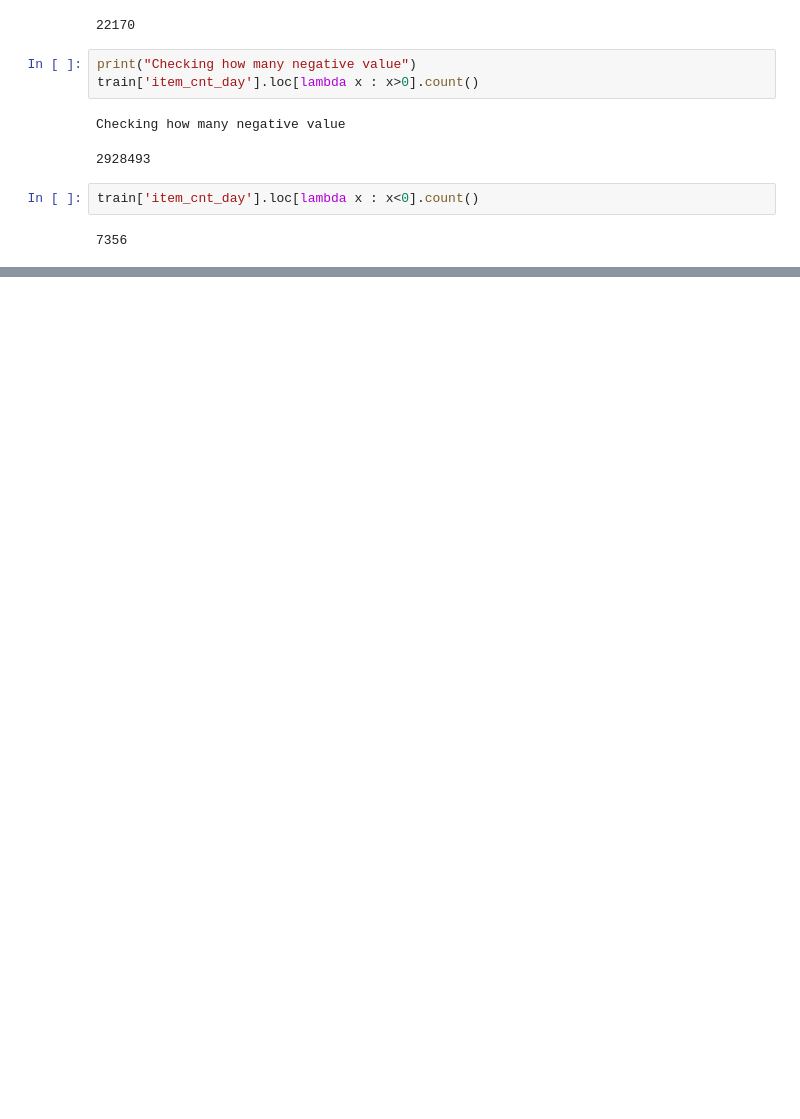
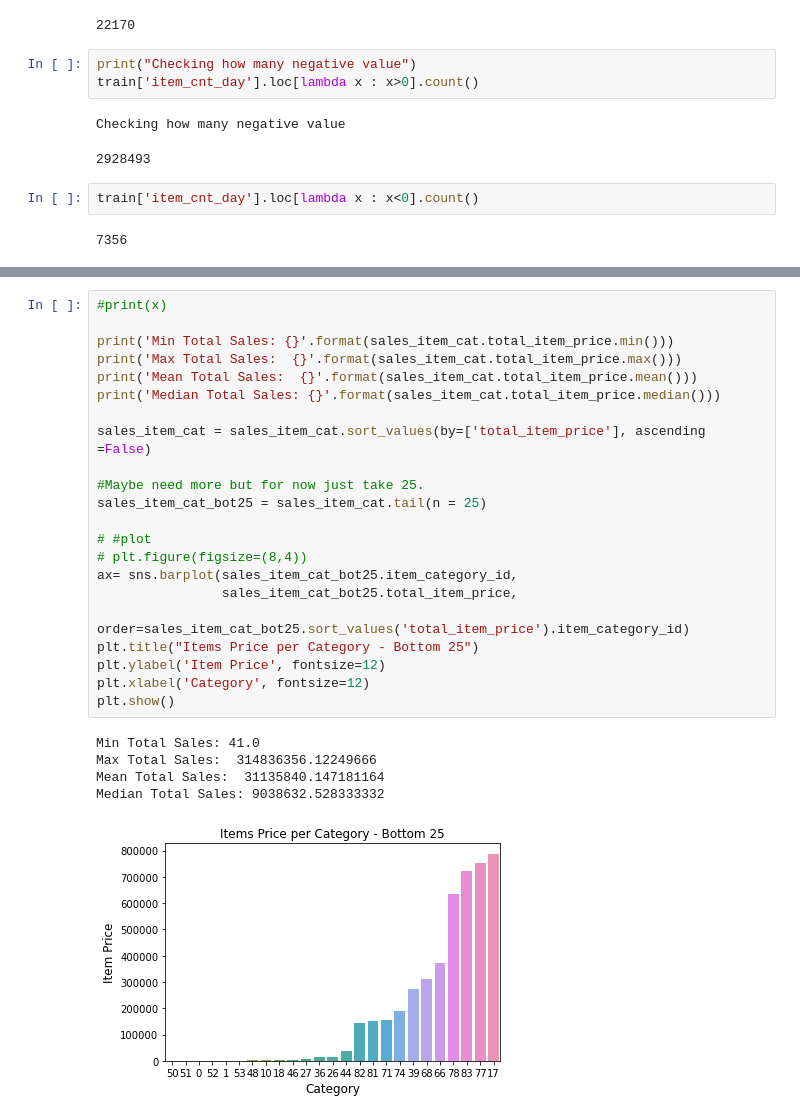
Before and after one commit to mingxiang1006/Predict_Futre_Sale, a Jupyter notebook: doc/data_exploration_cleaning.ipynb, the cells around one changed output, grey strips where cells are left out. Cells and saved outputs as stored; diff of their text form; blank space fills up the shorter version.

```diff
--- a/doc/data_exploration_cleaning.ipynb
+++ b/doc/data_exploration_cleaning.ipynb
@@ -168,0 +161,28 @@ plt.show()
+# %%
+#print(x)
+
+print('Min Total Sales: {}'.format(sales_item_cat.total_item_price.min()))
+print('Max Total Sales:  {}'.format(sales_item_cat.total_item_price.max()))
+print('Mean Total Sales:  {}'.format(sales_item_cat.total_item_price.mean()))
+print('Median Total Sales: {}'.format(sales_item_cat.total_item_price.median()))
+
+sales_item_cat = sales_item_cat.sort_values(by=['total_item_price'], ascending =False)
+
+#Maybe need more but for now just take 25.
+sales_item_cat_bot25 = sales_item_cat.tail(n = 25)
+
+# #plot
+# plt.figure(figsize=(8,4))
+ax= sns.barplot(sales_item_cat_bot25.item_category_id,
+                sales_item_cat_bot25.total_item_price,
+               order=sales_item_cat_bot25.sort_values('total_item_price').item_category_id)
+plt.title("Items Price per Category - Bottom 25")
+plt.ylabel('Item Price', fontsize=12)
+plt.xlabel('Category', fontsize=12)
+plt.show()
+# %% [output]
+Min Total Sales: 41.0
+Max Total Sales:  314836356.12249666
+Mean Total Sales:  31135840.147181164
+Median Total Sales: 9038632.528333332
+[figure, added]
```
Also changed, not shown: parts of 10 cells of this notebook.
